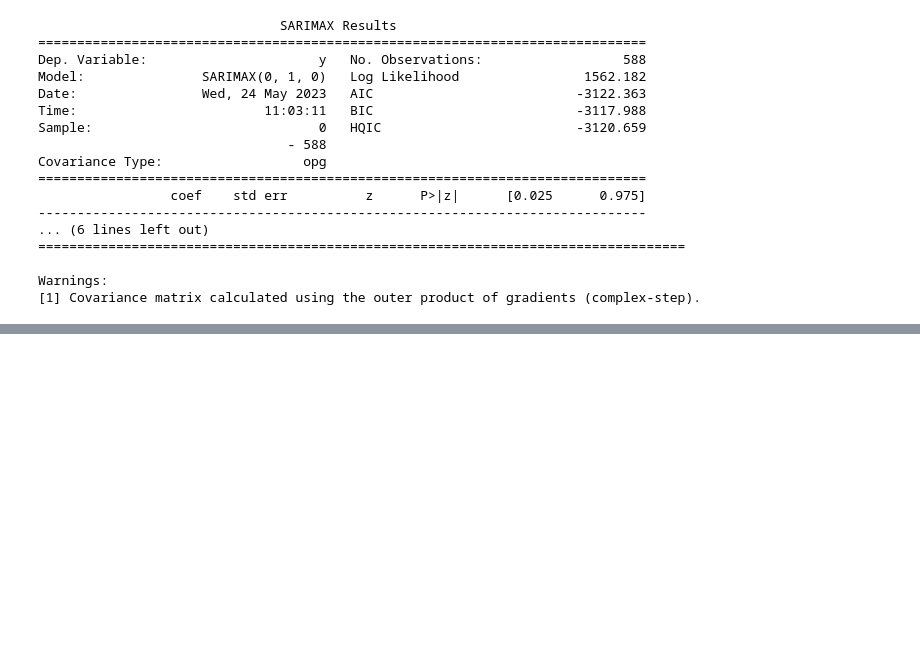
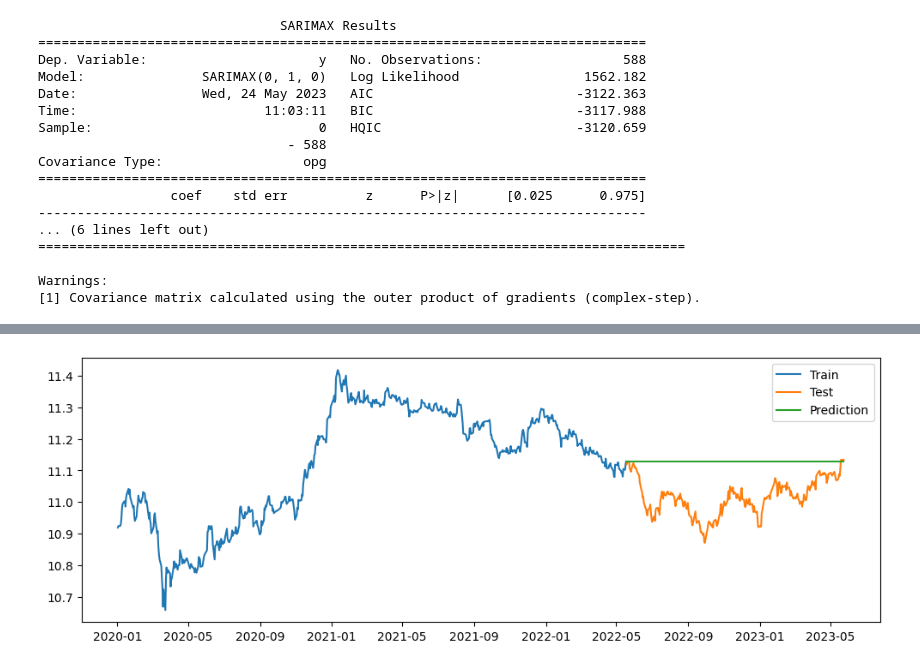
Before and after one commit to sejinhwang97ko/ubion_ml, a Jupyter notebook: ARIMA 모델을 통한 삼성주가 예측.ipynb, the cells around one changed output, grey strips where cells are left out. Saved outputs shown, nothing was run; the diff lists cells and outputs as text; code cells hidden in the pictures; blank space fills up the shorter version.

```diff
--- a/ARIMA 모델을 통한 삼성주가 예측.ipynb
+++ b/ARIMA 모델을 통한 삼성주가 예측.ipynb
@@ -309,0 +330,5 @@ Warnings:
+# %%
+# 테스트 데이터를 통한 예측
+y_predict = model.predict(n_periods=len(y_test))
+y_predict_df = pd.DataFrame(y_predict.values, index=y_test.index,columns=['prediction'])
+y_predict_df
@@ -309,0 +350,9 @@ Warnings:
+# %%
+fig, axes = plt.subplots(1, 1, figsize=(12, 4))
+plt.plot(y_train, label='Train')        # 훈련 데이터
+plt.plot(y_test, label='Test')          # 테스트 데이터
+plt.plot(y_predict_df, label='Prediction')  # 예측 데이터
+plt.legend()
+plt.show()
+# %% [output]
+[figure, added]
```
Also changed, not shown: parts of 8 cells of this notebook, 1 other file.
